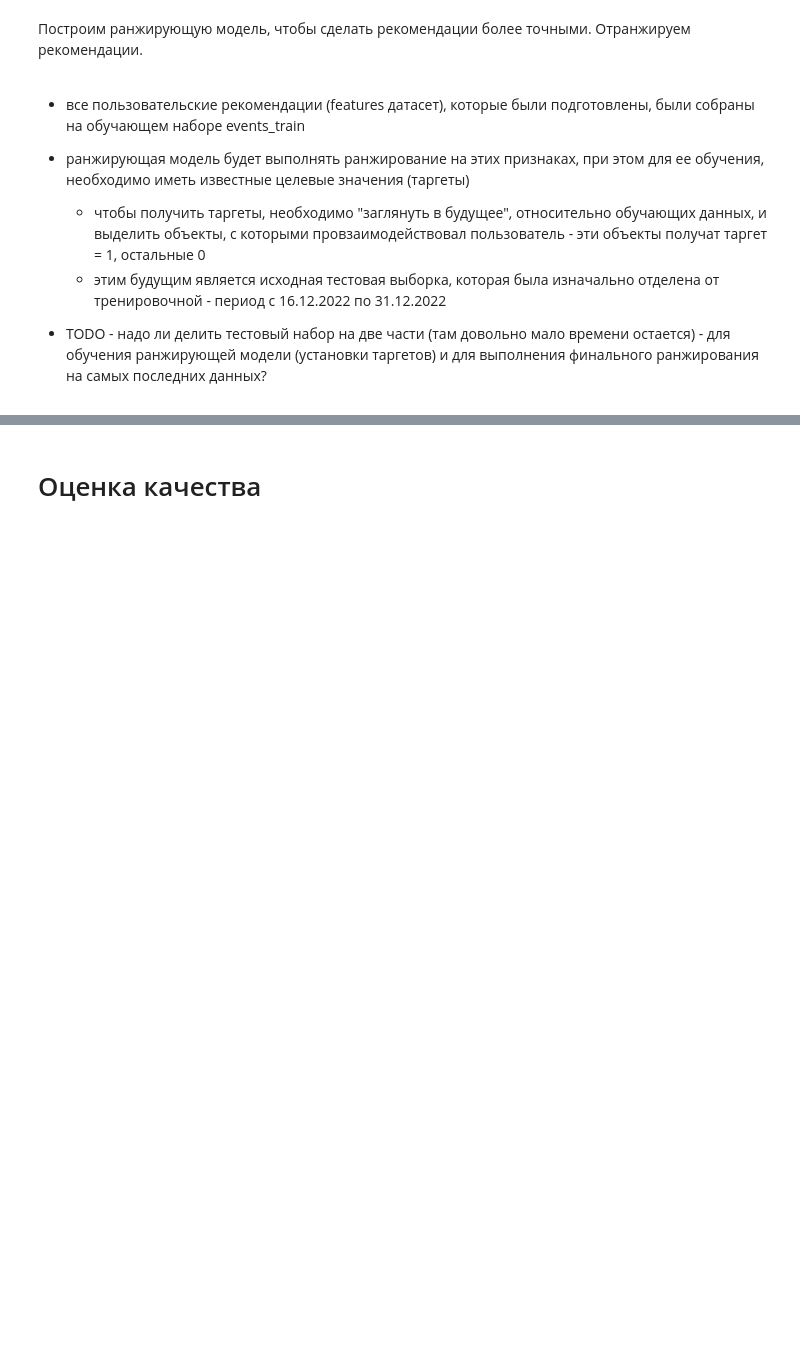
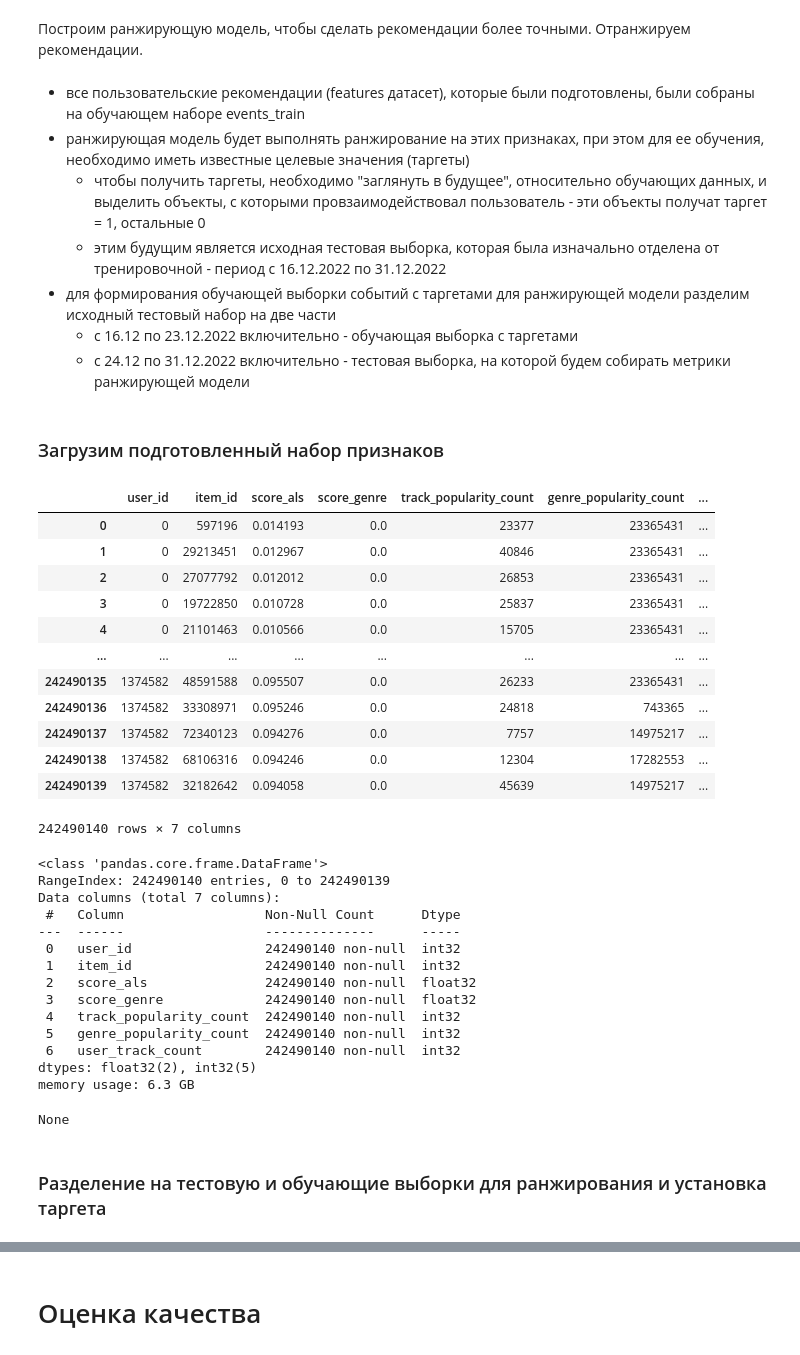
Before and after one commit to khromenko/mle-project-sprint-4-v001, a Jupyter notebook: recommendations.ipynb, the cells around one changed output, grey strips where cells are left out. Saved outputs shown, nothing was run; the diff lists cells and outputs as text; code cells hidden in the pictures; blank space fills up the shorter version.

```diff
--- a/recommendations.ipynb
+++ b/recommendations.ipynb
@@ -2525,5 +2485,49 @@ memory usage: 4.3 GB
 - ранжирующая модель будет выполнять ранжирование на этих признаках, при этом для ее обучения, необходимо иметь известные целевые значения (таргеты)
     - чтобы получить таргеты, необходимо "заглянуть в будущее", относительно обучающих данных, и выделить объекты, с которыми провзаимодействовал пользователь - эти объекты получат таргет = 1, остальные 0
     - этим будущим является исходная тестовая выборка, которая была изначально отделена от тренировочной - период с 16.12.2022 по 31.12.2022
-
-- TODO - надо ли делить тестовый набор на две части (там довольно мало времени остается) - для обучения ранжирующей модели (установки таргетов) и для выполнения финального ранжирования на самых последних данных?
+- для формирования обучающей выборки событий с таргетами для ранжирующей модели разделим исходный тестовый набор на две части
+    - с 16.12 по 23.12.2022 включительно - обучающая выборка с таргетами
+    - с 24.12 по 31.12.2022 включительно - тестовая выборка, на которой будем собирать метрики ранжирующей модели
+# %% [markdown]
+### Загрузим подготовленный набор признаков
+# %%
+# pandas - не хватает памяти
+import pandas as pd
+
+'''
+path = 'data/recsys/'
+features = pd.read_parquet(path + 'features-final.parquet')
+display(features)
+display(features.info(show_counts=True))
+'''
+# %% [output]
+|  | user_id | item_id | score_als | score_genre | track_popularity_count | genre_popularity_count | ... |
+| 0 | 0 | 597196 | 0.014193 | 0.0 | 23377 | 23365431 | ... |
+| 1 | 0 | 29213451 | 0.012967 | 0.0 | 40846 | 23365431 | ... |
+| 2 | 0 | 27077792 | 0.012012 | 0.0 | 26853 | 23365431 | ... |
+| 3 | 0 | 19722850 | 0.010728 | 0.0 | 25837 | 23365431 | ... |
+| 4 | 0 | 21101463 | 0.010566 | 0.0 | 15705 | 23365431 | ... |
+| ... | ... | ... | ... | ... | ... | ... | ... |
+| 242490135 | 1374582 | 48591588 | 0.095507 | 0.0 | 26233 | 23365431 | ... |
+| 242490136 | 1374582 | 33308971 | 0.095246 | 0.0 | 24818 | 743365 | ... |
+| 242490137 | 1374582 | 72340123 | 0.094276 | 0.0 | 7757 | 14975217 | ... |
+| 242490138 | 1374582 | 68106316 | 0.094246 | 0.0 | 12304 | 17282553 | ... |
+| 242490139 | 1374582 | 32182642 | 0.094058 | 0.0 | 45639 | 14975217 | ... |
+242490140 rows × 7 columns
+<class 'pandas.core.frame.DataFrame'>
+RangeIndex: 242490140 entries, 0 to 242490139
+Data columns (total 7 columns):
+ #   Column                  Non-Null Count      Dtype
+---  ------                  --------------      -----
+ 0   user_id                 242490140 non-null  int32
+ 1   item_id                 242490140 non-null  int32
+ 2   score_als               242490140 non-null  float32
+ 3   score_genre             242490140 non-null  float32
+ 4   track_popularity_count  242490140 non-null  int32
+ 5   genre_popularity_count  242490140 non-null  int32
+ 6   user_track_count        242490140 non-null  int32
+dtypes: float32(2), int32(5)
+memory usage: 6.3 GB
+None
+# %% [markdown]
+### Разделение на тестовую и обучающие выборки для ранжирования и установка таргета
```
Also changed, not shown: parts of 19 cells of this notebook.
